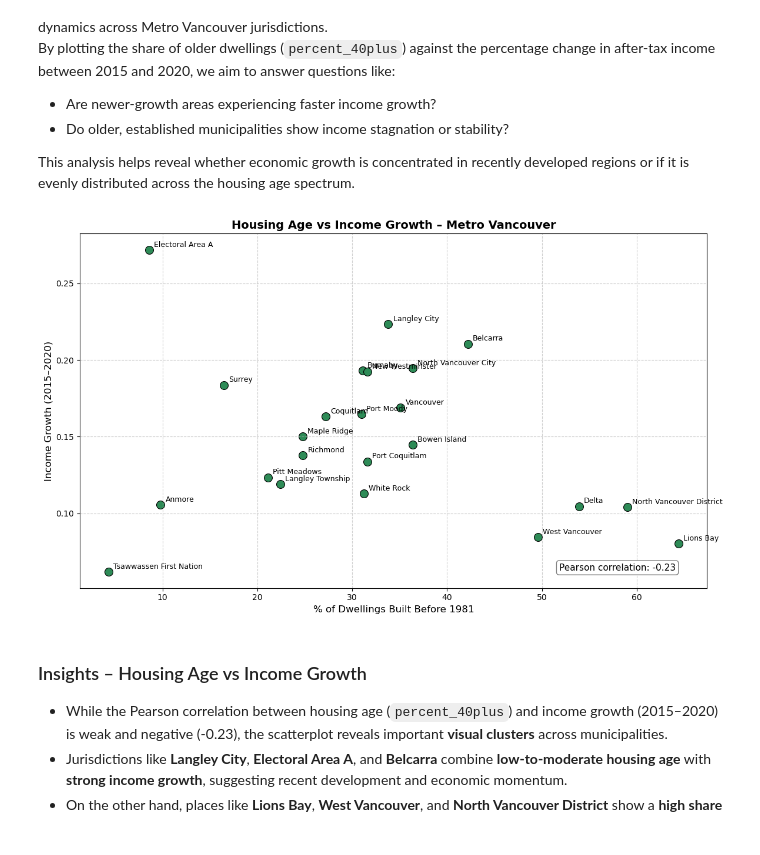
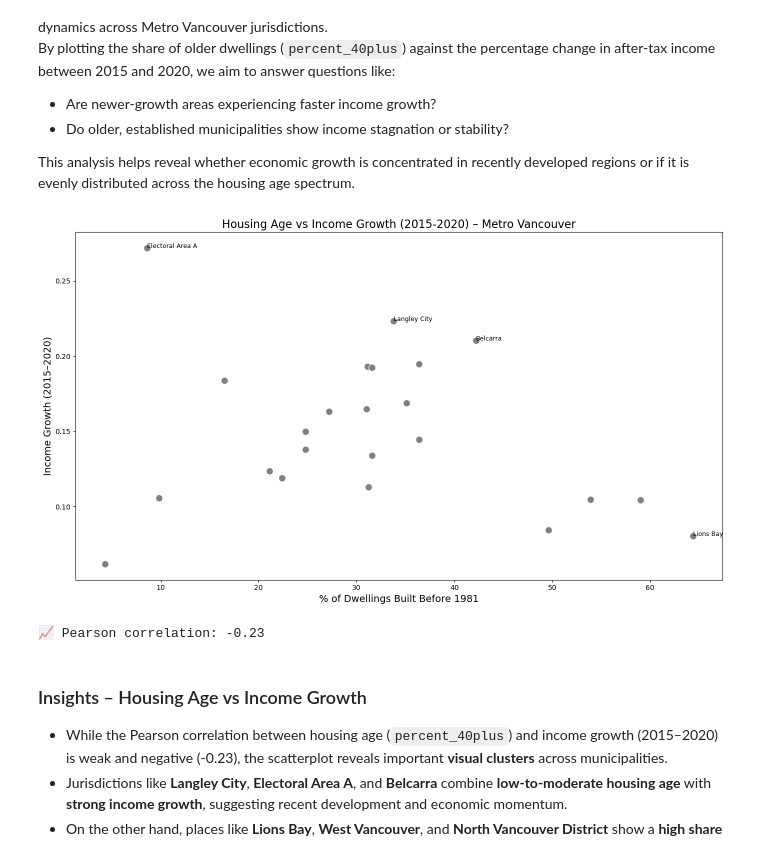
Before and after one commit to jaquelinefarah/vancouver-housing-analysis, a Jupyter notebook: notebooks/03_eda_multivariate.ipynb, the cells around one changed output. Drawn from its saved outputs; the diff is of its cells as text; code cells hidden in the pictures.

```diff
--- a/notebooks/03_eda_multivariate.ipynb
+++ b/notebooks/03_eda_multivariate.ipynb
@@ -124,25 +123,25 @@ df_block1.dropna(subset=['percent_40plus', 'income_2020_after_tax'], inplace=Tru
 import matplotlib.pyplot as plt
 import seaborn as sns
 
-plt.figure(figsize=(10, 6))
+plt.figure(figsize=(14, 8))
 
 sns.scatterplot(
     data=df_block1,
     x='percent_40plus',
     y='income_2020_after_tax',
     s=100,
-    color='steelblue'
+    color='grey'
 )
 
 # Annotate outliers or interesting cases
 for i, row in df_block1.iterrows():
     if row['income_2020_after_tax'] > 100000 or row['percent_40plus'] > 60:
-        plt.text(row['percent_40plus'] + 0.5, row['income_2020_after_tax'], row['jurisdiction'], fontsize=9)
+        plt.text(row['percent_40plus'] + 0.00, row['income_2020_after_tax'], row['jurisdiction'], fontsize=8)
 
-plt.xlabel('% of Dwellings Built Before 1981')
-plt.ylabel('Median After-Tax Household Income (2020)')
-plt.title('Housing Age vs Income 2020 – Metro Vancouver')
-plt.grid(True)
+plt.xlabel('% of Dwellings Built Before 1981', fontsize=14)
+plt.ylabel('Median After-Tax Household Income (2020)', fontsize=14)
+plt.title('Housing Age vs Income 2020 – Metro Vancouver', fontsize=16)
+plt.grid(False)
 plt.tight_layout()
 plt.show()
 
@@ -174,53 +197,42 @@ This analysis helps reveal whether economic growth is concentrated in recently d
 # %%
 # Step 1 – Select variables for this block
 df_block2 = df[['jurisdiction', 'percent_40plus', 'change_after_tax_2015_2020']].copy()
 
 # Step 2 – Drop missing values
 df_block2.dropna(subset=['percent_40plus', 'change_after_tax_2015_2020'], inplace=True)
 
-# Step 3 – Calculate Pearson correlation
-correlation = df_block2['percent_40plus'].corr(df_block2['change_after_tax_2015_2020'])
+# Step 3 – Create and format the plot
+plt.figure(figsize=(14, 8))
 
-# Step 4 – Create and format the plot
-import matplotlib.pyplot as plt
-import seaborn as sns
-
-plt.figure(figsize=(12, 7))
-ax = sns.scatterplot(
+sns.scatterplot(
     data=df_block2,
     x='percent_40plus',
     y='change_after_tax_2015_2020',
     s=100,
-    color='#2E8B57',  # darker green
-    edgecolor='black'
+    color='grey'
 )
 
-# Step 5 – Add labels to all points
-for i, row in df_block2.iterrows():
-    ax.text(row['percent_40plus'] + 0.5,
-            row['change_after_tax_2015_2020'] + 0.002,
-            row['jurisdiction'],
-            fontsize=9,
-            color='black')
+# Annotate outliers or interesting cases
+for i, row in df.iterrows():
+    if row['change_after_tax_2015_2020'] > 0.20 or row['percent_40plus'] > 60:
+        plt.text(row['percent_40plus'] - 0.00,  # ou ajustado com base no layout
+                 row['change_after_tax_2015_2020'],
+                 row['jurisdiction'],
+                 fontsize=9)
 
-# Step 6 – Customize axis, grid, and title
-ax.set_xlabel('% of Dwellings Built Before 1981', fontsize=12)
-ax.set_ylabel('Income Growth (2015–2020)', fontsize=12)
-ax.set_title('Housing Age vs Income Growth – Metro Vancouver', fontsize=14, weight='bold')
-ax.grid(True, linestyle='--', alpha=0.6)
-
-# Step 7 – Annotate Pearson correlation
-ax.annotate(f'Pearson correlation: {correlation:.2f}',
-            xy=(0.95, 0.05),
-            xycoords='axes fraction',
-            ha='right',
-            fontsize=11,
-            bbox=dict(boxstyle='round,pad=0.3', facecolor='white', edgecolor='gray'))
-
+plt.xlabel('% of Dwellings Built Before 1981', fontsize=14)
+plt.ylabel('Income Growth (2015–2020)', fontsize=14)
+plt.title('Housing Age vs Income Growth (2015-2020) – Metro Vancouver', fontsize=16)
+plt.grid(False)
 plt.tight_layout()
 plt.show()
+
+# Step 4 – Calculate Pearson correlation between the variables
+correlation = df_block2['percent_40plus'].corr(df_block2['change_after_tax_2015_2020'])
+print(f"📈 Pearson correlation: {correlation:.2f}")
 # %% [output]
-[figure, old version]
+[figure, new version]
+📈 Pearson correlation: -0.23
 # %% [markdown]
 ### Insights – Housing Age vs Income Growth
 
```
Also changed, not shown: parts of 9 cells of this notebook, 2 other files.
